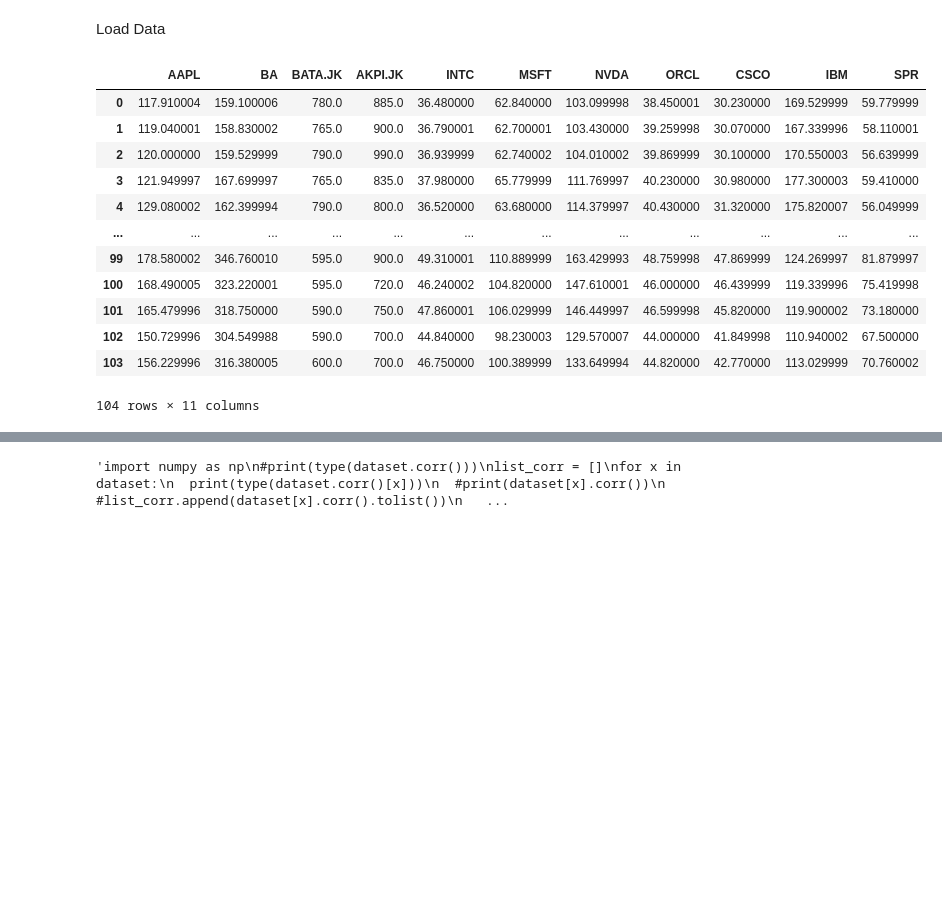
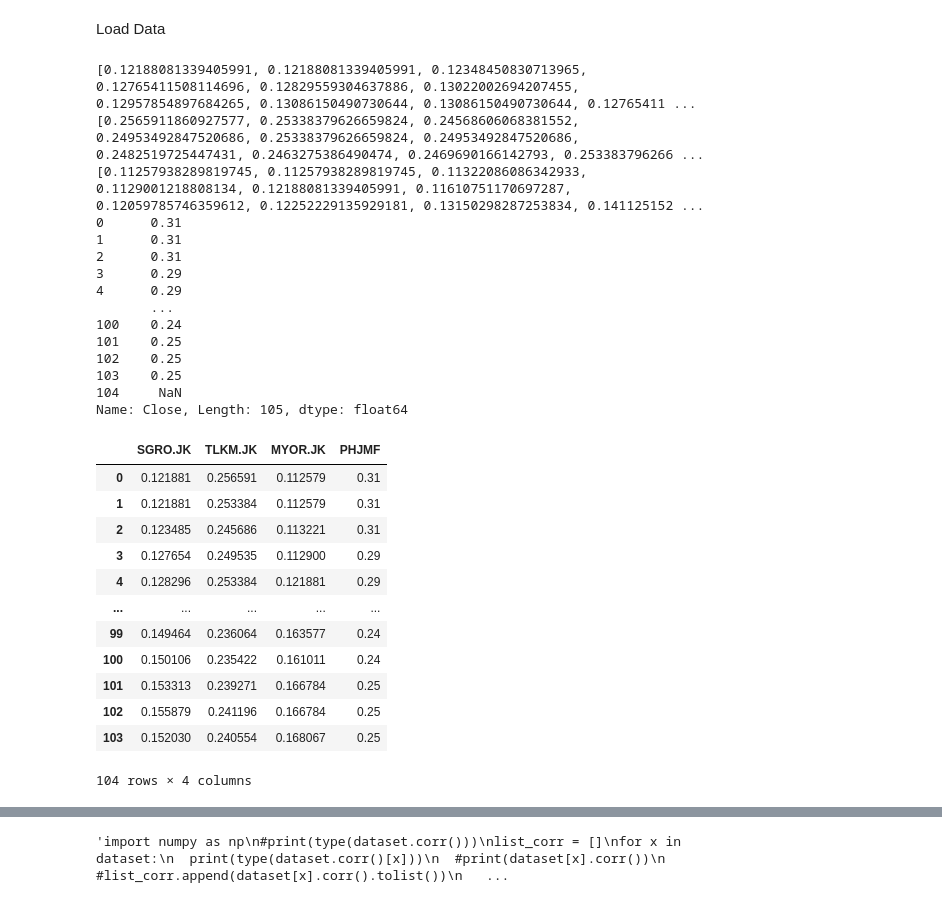
Before and after one commit to relfarizi/Portfolio-Saham, a Jupyter notebook: Portfolio_Saham.ipynb, the cells around one changed output, grey strips where cells are left out. Saved outputs shown, nothing was run; the diff lists cells and outputs as text; code cells hidden in the pictures; blank space fills up the shorter version.

```diff
--- a/Portfolio_Saham.ipynb
+++ b/Portfolio_Saham.ipynb
@@ -1,7 +3,15 @@
 # %% [markdown]
 Load Data
+# %%
+def convert_to_dollar(saham) :
+  usd = 15589
+  dollar = []
+  for x in saham :
+    dollar.append(x/usd)
+  return dollar
 # %%
 import pandas as pd
+import regex as re
 """
 kode_saham = ["AAPL","BA","BATA.JK","BKRKF","CSCO","IBM",
               "TLKMF","AKPI.JK","INTC","MSFT","NVDA",
@@ -16,50 +26,74 @@ kode_saham = ["BKRKF",
 
 """
 # variansi besar
-kode_saham = ["AAPL","BA","BATA.JK","AKPI.JK","INTC","MSFT","NVDA","ORCL","CSCO","IBM","SPR"]
+#kode_saham = ["AAPL","BA","BATA.JK","AKPI.JK","INTC","MSFT","NVDA","ORCL","CSCO","IBM","SPR"]
 
-#kode_saham = ["TLKMF","PHJMF","BKRKF"]
+#kode_saham = ["BATA.JK","AKPI.JK"]
+
+kode_saham =["SGRO.JK","TLKM.JK","MYOR.JK","PHJMF"]
+#kode_saham =["SGRO.JK","PHJMF"]
 kode_tmp = []
 sama = False
 for i in kode_saham :
   if i in kode_tmp :
     sama =  True
     kodenya = i
     break
   else :
       kode_tmp.append(i)
 
 if sama :
   dataset = []
   print("ada yang sama", kodenya)
 else :
   n = len(kode_saham)
   github = "https://raw.githubusercontent.com/relfarizi/Portfolio-Saham/master/Data/"
 
   df = []
   for i in range(n) :
     datas = pd.read_csv(github+kode_saham[i]+".csv")
-    data_tmp = datas["Close"]
-    df.append(data_tmp)
+
+    if re.findall(".JK",kode_saham[i]):
+      tmp = datas["Close"].tolist()
+      data_tmp = convert_to_dollar(tmp)
+    else :
+      data_tmp =datas["Close"]
+    print(data_tmp)
+    df.append(pd.DataFrame(data_tmp))
     #print(data_tmp.shape)
   dataset = pd.concat(df, axis=1, sort=False)
   dataset = dataset.dropna()
   dataset.columns = kode_saham
 dataset
 # %% [output]
+[0.12188081339405991, 0.12188081339405991, 0.12348450830713965, 0.12765411508114696, 0.12829559304637886, 0.13022002694207455, 0.12957854897684265, 0.13086150490730644, 0.13086150490730644, 0.12765411 ...
+[0.2565911860927577, 0.25338379626659824, 0.24568606068381552, 0.24953492847520686, 0.25338379626659824, 0.24953492847520686, 0.2482519725447431, 0.2463275386490474, 0.2469690166142793, 0.253383796266 ...
+[0.11257938289819745, 0.11257938289819745, 0.11322086086342933, 0.1129001218808134, 0.12188081339405991, 0.11610751170697287, 0.12059785746359612, 0.12252229135929181, 0.13150298287253834, 0.141125152 ...
+0      0.31
+1      0.31
+2      0.31
+3      0.29
+4      0.29
+       ...
+100    0.24
+101    0.25
+102    0.25
+103    0.25
+104     NaN
+Name: Close, Length: 105, dtype: float64
-|  | AAPL | BA | BATA.JK | AKPI.JK | INTC | MSFT | NVDA | ORCL | CSCO | IBM | SPR |
-| 0 | 117.910004 | 159.100006 | 780.0 | 885.0 | 36.480000 | 62.840000 | 103.099998 | 38.450001 | 30.230000 | 169.529999 | 59.779999 |
-| 1 | 119.040001 | 158.830002 | 765.0 | 900.0 | 36.790001 | 62.700001 | 103.430000 | 39.259998 | 30.070000 | 167.339996 | 58.110001 |
-| 2 | 120.000000 | 159.529999 | 790.0 | 990.0 | 36.939999 | 62.740002 | 104.010002 | 39.869999 | 30.100000 | 170.550003 | 56.639999 |
-| 3 | 121.949997 | 167.699997 | 765.0 | 835.0 | 37.980000 | 65.779999 | 111.769997 | 40.230000 | 30.980000 | 177.300003 | 59.410000 |
-| 4 | 129.080002 | 162.399994 | 790.0 | 800.0 | 36.520000 | 63.680000 | 114.379997 | 40.430000 | 31.320000 | 175.820007 | 56.049999 |
-| ... | ... | ... | ... | ... | ... | ... | ... | ... | ... | ... | ... |
-| 99 | 178.580002 | 346.760010 | 595.0 | 900.0 | 49.310001 | 110.889999 | 163.429993 | 48.759998 | 47.869999 | 124.269997 | 81.879997 |
-| 100 | 168.490005 | 323.220001 | 595.0 | 720.0 | 46.240002 | 104.820000 | 147.610001 | 46.000000 | 46.439999 | 119.339996 | 75.419998 |
-| 101 | 165.479996 | 318.750000 | 590.0 | 750.0 | 47.860001 | 106.029999 | 146.449997 | 46.599998 | 45.820000 | 119.900002 | 73.180000 |
-| 102 | 150.729996 | 304.549988 | 590.0 | 700.0 | 44.840000 | 98.230003 | 129.570007 | 44.000000 | 41.849998 | 110.940002 | 67.500000 |
-| 103 | 156.229996 | 316.380005 | 600.0 | 700.0 | 46.750000 | 100.389999 | 133.649994 | 44.820000 | 42.770000 | 113.029999 | 70.760002 |
+|  | SGRO.JK | TLKM.JK | MYOR.JK | PHJMF |
+| 0 | 0.121881 | 0.256591 | 0.112579 | 0.31 |
+| 1 | 0.121881 | 0.253384 | 0.112579 | 0.31 |
+| 2 | 0.123485 | 0.245686 | 0.113221 | 0.31 |
+| 3 | 0.127654 | 0.249535 | 0.112900 | 0.29 |
+| 4 | 0.128296 | 0.253384 | 0.121881 | 0.29 |
+| ... | ... | ... | ... | ... |
+| 99 | 0.149464 | 0.236064 | 0.163577 | 0.24 |
+| 100 | 0.150106 | 0.235422 | 0.161011 | 0.24 |
+| 101 | 0.153313 | 0.239271 | 0.166784 | 0.25 |
+| 102 | 0.155879 | 0.241196 | 0.166784 | 0.25 |
+| 103 | 0.152030 | 0.240554 | 0.168067 | 0.25 |
-104 rows × 11 columns
+104 rows × 4 columns
 # %%
 rho = dataset.corr().values
 dataset.corr()
```
Also changed, not shown: parts of 11 cells of this notebook.
